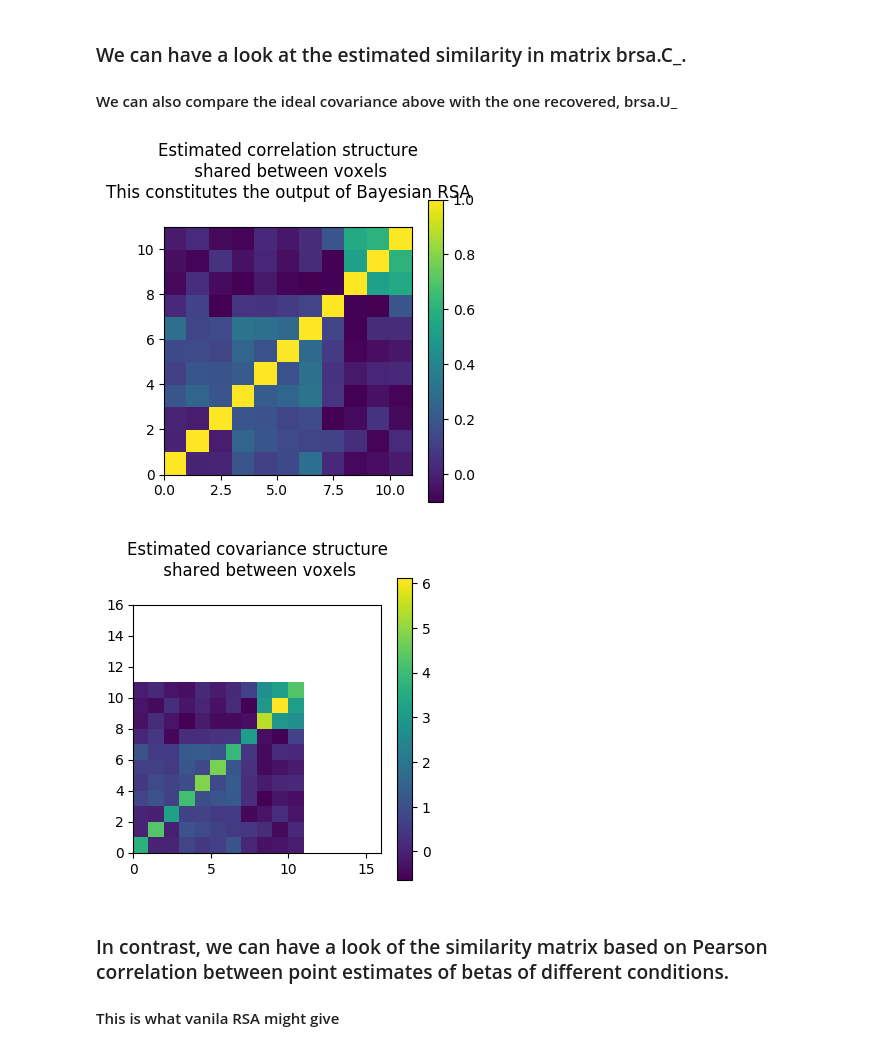
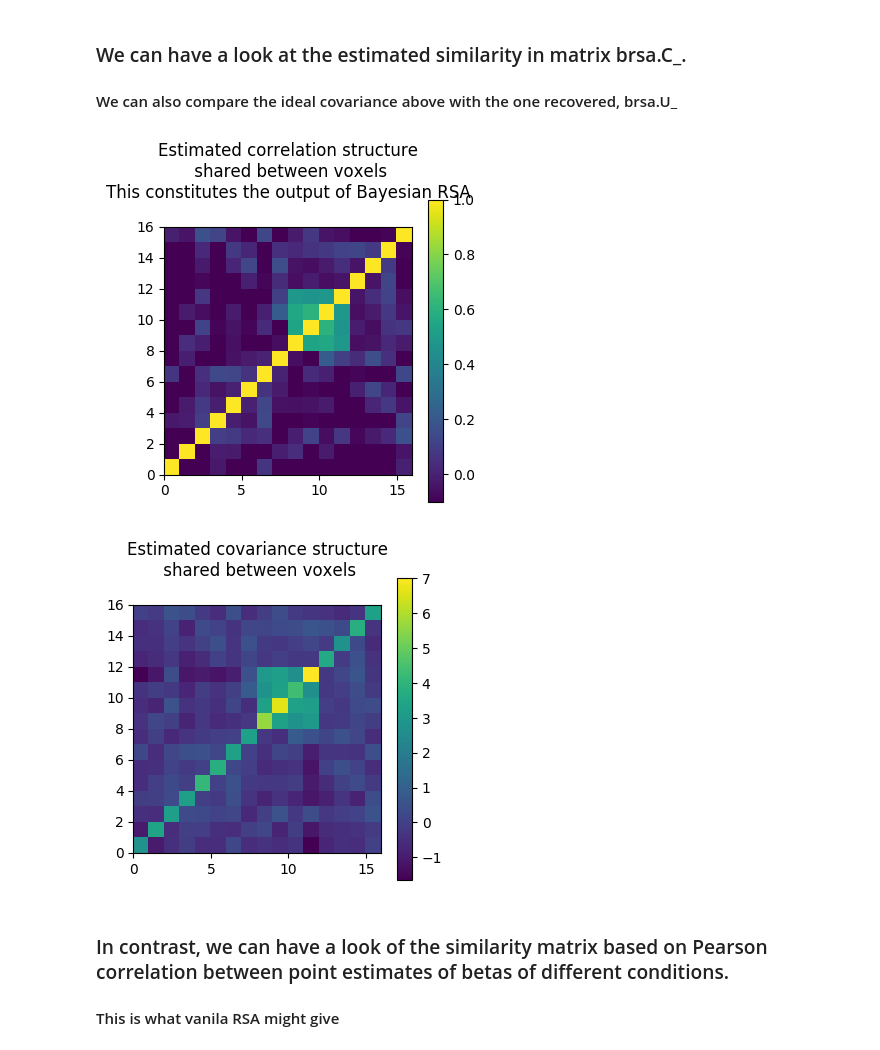
Before and after one commit to brainiak/brainiak, a Jupyter notebook: examples/reprsimil/brsa_representational_similarity_estimate_example.ipynb, the cells around one changed output. Cells and saved outputs as stored; diff of their text form; code cells hidden in the pictures.

```diff
--- a/examples/reprsimil/brsa_representational_similarity_estimate_example.ipynb
+++ b/examples/reprsimil/brsa_representational_similarity_estimate_example.ipynb
@@ -310,7 +310,7 @@ brsa = BRSA(GP_space=True, GP_inten=True, nureg_method='PCA',
 # that we want to impose Gaussian Process prior
 # over both space and intensity.
 
-brsa.fit(X=Y, design=design.design_task[:, :11],
+brsa.fit(X=Y, design=design.design_task,
          coords=coords_flat, inten=inten, scan_onsets=scan_onsets)
 
 # The data to fit should be given to the argument X.
@@ -330,29 +330,27 @@ BRSA(GP_inten=True, GP_space=True, anneal_speed=2, auto_nuisance=True,
 # %%
 fig = plt.figure(num=None, figsize=(4, 4), dpi=100)
 plt.pcolor(brsa.C_, vmin=-0.1, vmax=1)
-# plt.xlim([0, 16])
-# plt.ylim([0, 16])
-plt.xlim([0, 11])
-plt.ylim([0, 11])
+plt.xlim([0, n_C])
+plt.ylim([0, n_C])
 plt.colorbar()
 ax = plt.gca()
 ax.set_aspect(1)
 plt.title('Estimated correlation structure\n shared between voxels\n'
          'This constitutes the output of Bayesian RSA\n')
 plt.show()
 
 fig = plt.figure(num=None, figsize=(4, 4), dpi=100)
 plt.pcolor(brsa.U_)
 plt.xlim([0, 16])
 plt.ylim([0, 16])
 plt.colorbar()
 ax = plt.gca()
 ax.set_aspect(1)
 plt.title('Estimated covariance structure\n shared between voxels\n')
 plt.show()
 # %% [output]
-[figure, old version]
+[figure, new version]
-[figure, old version]
+[figure, new version]
 # %% [markdown]
 ### In contrast, we can have a look of the similarity matrix based on Pearson correlation between point estimates of betas of different conditions.
 #### This is what vanila RSA might give
```
Also changed, not shown: parts of 7 cells of this notebook, 1 other file.
